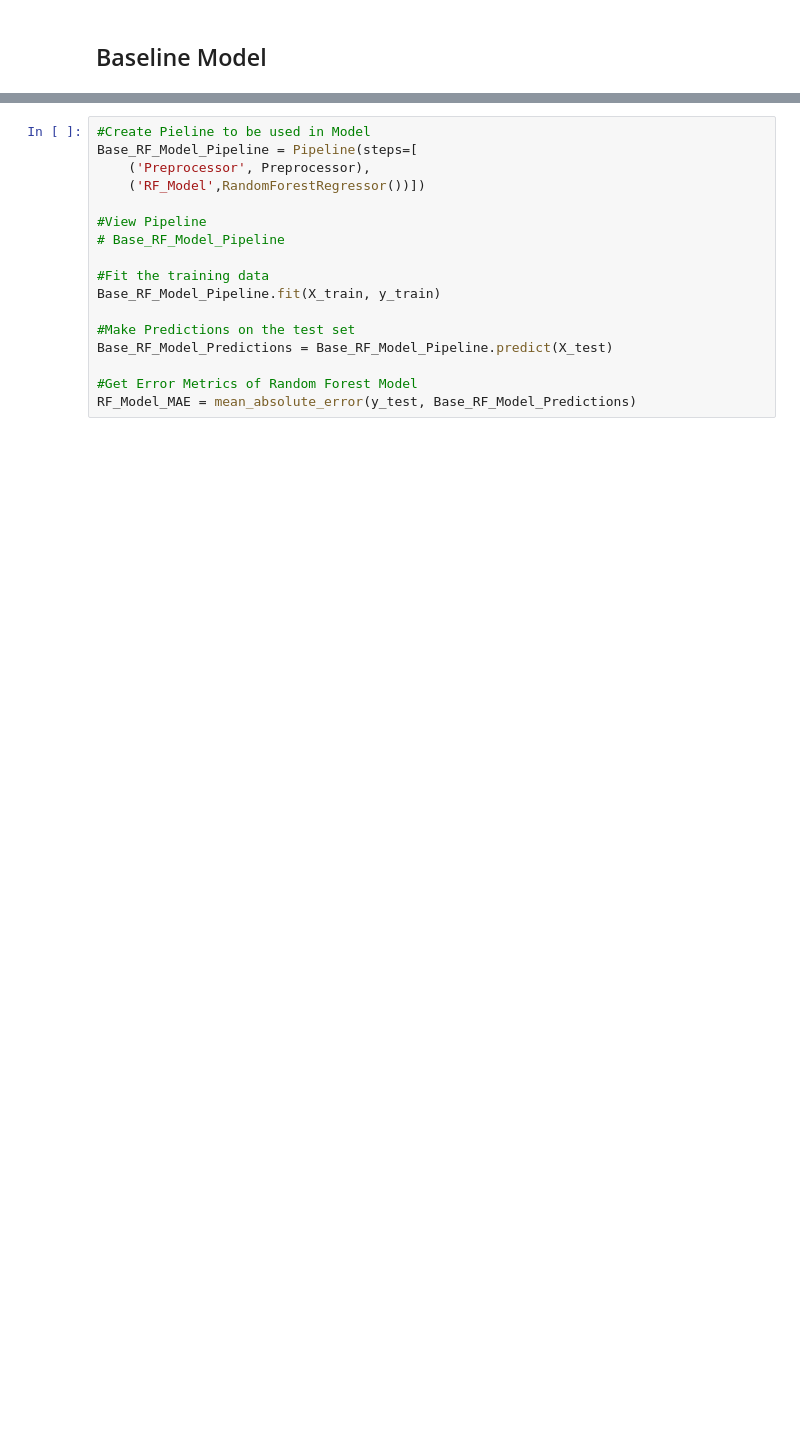
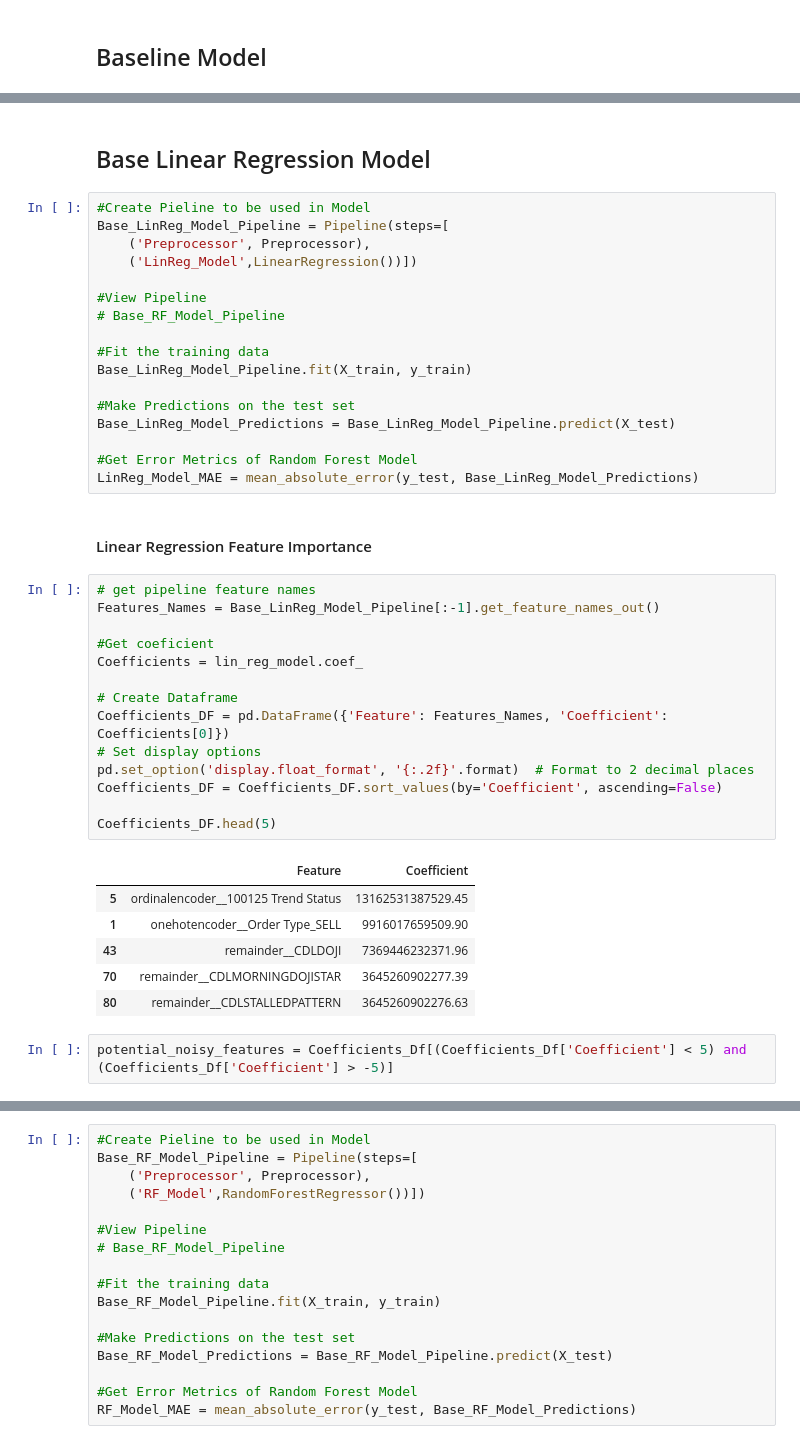
Before and after one commit to Cli091996/GU_High_ML_Project, a Jupyter notebook: GU_High_ML_Project_V2.ipynb, the cells around one changed output, grey strips where cells are left out. Drawn from its saved outputs; the diff is of its cells as text; blank space fills up the shorter version.

```diff
--- a/GU_High_ML_Project_V2.ipynb
+++ b/GU_High_ML_Project_V2.ipynb
@@ -316,0 +272,44 @@ for i, txt in enumerate(group_df['error']):
+# %% [markdown]
+## Base Linear Regression Model
+# %%
+#Create Pieline to be used in Model
+Base_LinReg_Model_Pipeline = Pipeline(steps=[
+    ('Preprocessor', Preprocessor),
+    ('LinReg_Model',LinearRegression())])
+
+#View Pipeline
+# Base_RF_Model_Pipeline
+
+#Fit the training data
+Base_LinReg_Model_Pipeline.fit(X_train, y_train)
+
+#Make Predictions on the test set
+Base_LinReg_Model_Predictions = Base_LinReg_Model_Pipeline.predict(X_test)
+
+#Get Error Metrics of Random Forest Model
+LinReg_Model_MAE = mean_absolute_error(y_test, Base_LinReg_Model_Predictions)
+# %% [markdown]
+#### Linear Regression Feature Importance
+# %%
+# get pipeline feature names
+Features_Names = Base_LinReg_Model_Pipeline[:-1].get_feature_names_out()
+
+#Get coeficient
+Coefficients = lin_reg_model.coef_
+
+# Create Dataframe
+Coefficients_DF = pd.DataFrame({'Feature': Features_Names, 'Coefficient': Coefficients[0]})
+# Set display options
+pd.set_option('display.float_format', '{:.2f}'.format)  # Format to 2 decimal places
+Coefficients_DF = Coefficients_DF.sort_values(by='Coefficient', ascending=False)
+
+Coefficients_DF.head(5)
+# %% [output]
+|  | Feature | Coefficient |
+| 5 | ordinalencoder__100125 Trend Status | 13162531387529.45 |
+| 1 | onehotencoder__Order Type_SELL | 9916017659509.90 |
+| 43 | remainder__CDLDOJI | 7369446232371.96 |
+| 70 | remainder__CDLMORNINGDOJISTAR | 3645260902277.39 |
+| 80 | remainder__CDLSTALLEDPATTERN | 3645260902276.63 |
+# %%
+potential_noisy_features = Coefficients_Df[(Coefficients_Df['Coefficient'] < 5) and (Coefficients_Df['Coefficient'] > -5)]
```
Also changed, not shown: parts of 45 cells of this notebook.
